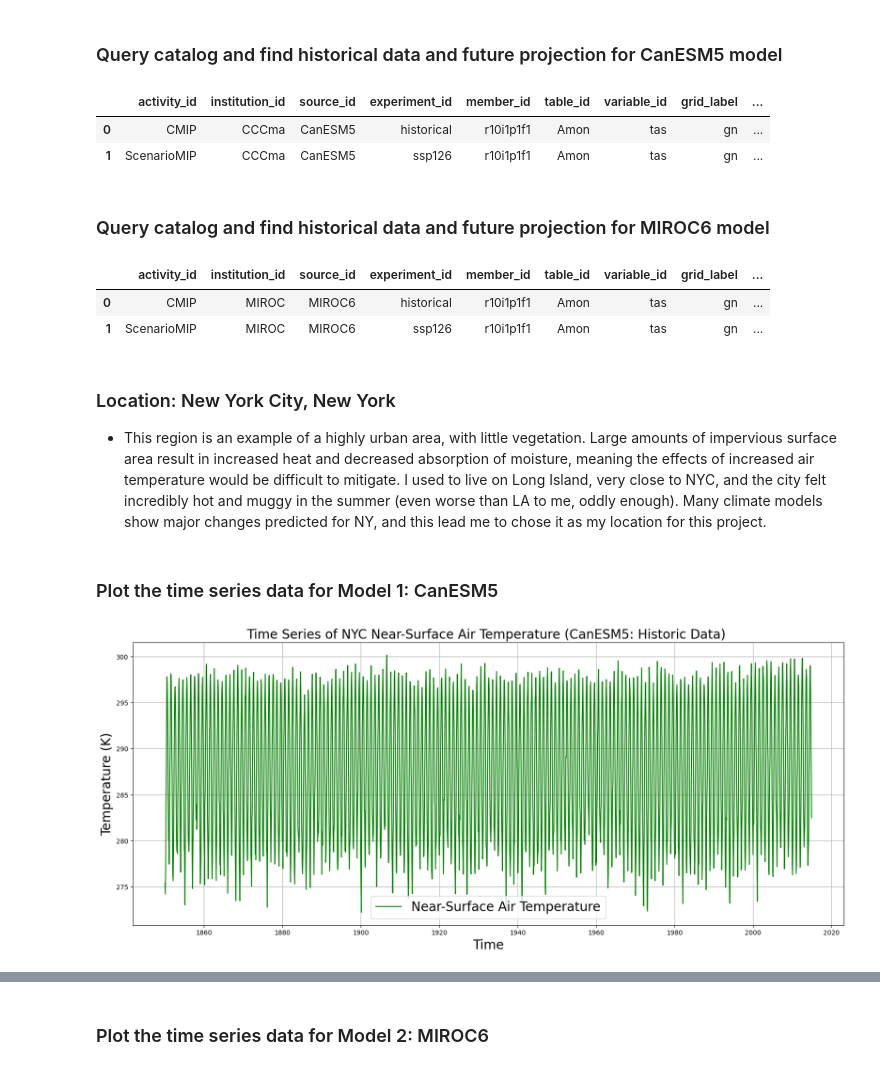
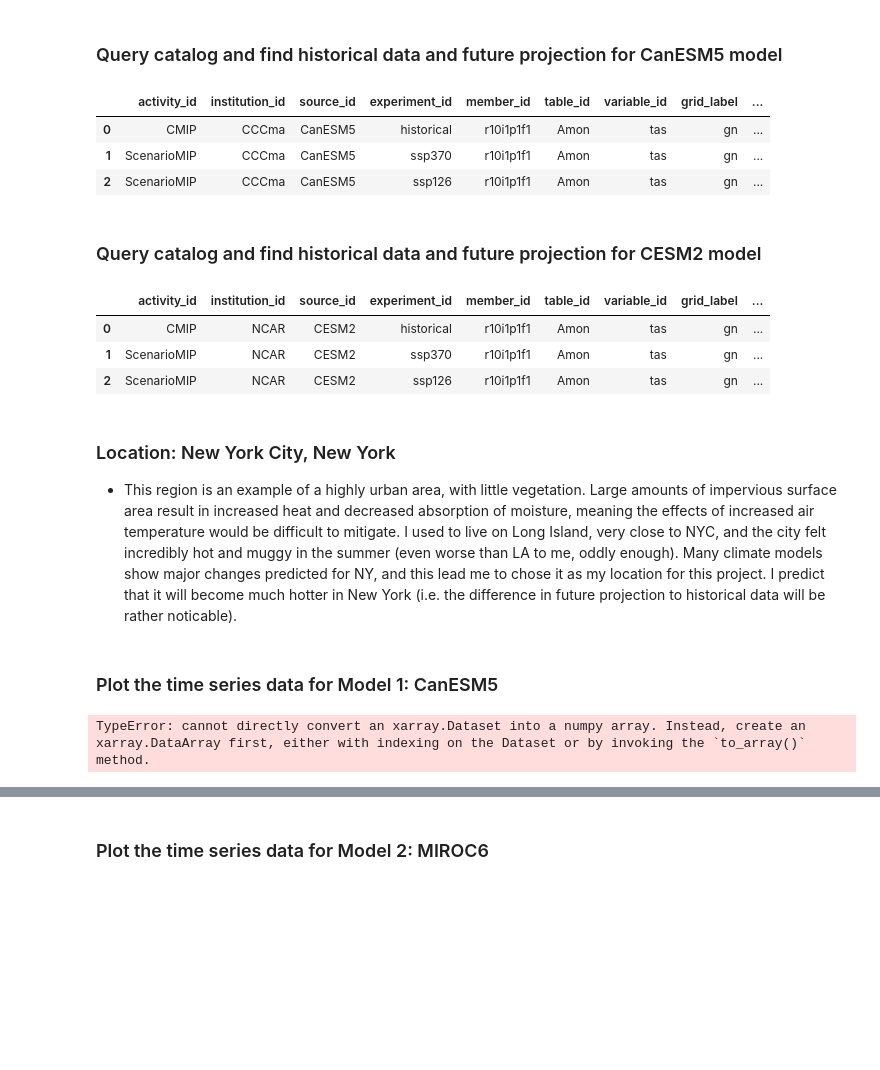
Before and after one commit to madisonenda/Time-Series-Plots, a Jupyter notebook: EDS296-HW1-Enda.ipynb, the cells around one changed output, grey strips where cells are left out. Cells and saved outputs as stored; diff of their text form; code cells hidden in the pictures; blank space fills up the shorter version.

```diff
--- a/EDS296-HW1-Enda.ipynb
+++ b/EDS296-HW1-Enda.ipynb
@@ -36,20 +37,20 @@ table_id = 'Amon'
 # variable_id: surface air temperature (tas)
 variable_id = 'tas'
 # %%
-# Second model: MIROC6
+# Second model: 'CESM2'
 
 # Open the CMIP6 data catalog, store as a variable
 catalog_2 = intake.open_esm_datastore('https://cmip6-pds.s3.amazonaws.com/pangeo-cmip6.json')
 
-# Specify search terms to query catalog for MIRCO6 data
+# Specify search terms to query catalog for 'CESM2' data
 # activity_id: CMIP = historical data, ScenarioMIP = future projections
 activity_ids_2 = ['ScenarioMIP', 'CMIP']
 
-# source_id: Model MIROC6
-source_id_2 = ['MIROC6']
+# source_id: Model 'CESM2'
+source_id_2 = ['CESM2']
 
 # experiment_id: Historical and the four main SSPs
-experiment_ids_2 = ['historical', 'ssp126']
+experiment_ids_2 = ['historical', 'ssp126','ssp370']
 
 # member_id: Ensemble member r10i1p1f1
 member_id_2 = 'r10i1p1f1'
@@ -72,10 +73,14 @@ display(res.df)
 # Read in the historical data file
 hist_data = xr.open_zarr(res.df['zstore'][0], storage_options={'anon': True})
 
+# Read in the SSP126 data file
+ssp126_data = xr.open_zarr(res.df['zstore'][1], storage_options={'anon': True})
+
 # Read in the SSP370 data file
-ssp126_data = xr.open_zarr(res.df['zstore'][1], storage_options={'anon': True})
+ssp370_data = xr.open_zarr(res.df['zstore'][2], storage_options={'anon': True})
 # %% [output]
 |  | activity_id | institution_id | source_id | experiment_id | member_id | table_id | variable_id | grid_label | ... |
 | 0 | CMIP | CCCma | CanESM5 | historical | r10i1p1f1 | Amon | tas | gn | ... |
-| 1 | ScenarioMIP | CCCma | CanESM5 | ssp126 | r10i1p1f1 | Amon | tas | gn | ... |
+| 1 | ScenarioMIP | CCCma | CanESM5 | ssp370 | r10i1p1f1 | Amon | tas | gn | ... |
+| 2 | ScenarioMIP | CCCma | CanESM5 | ssp126 | r10i1p1f1 | Amon | tas | gn | ... |
 # %%
@@ -84,20 +92,24 @@ canesm5_data = xr.concat([hist_data, ssp126_data], dim="time")
 # %% [markdown]
-### Query catalog and find historical data and future projection for MIROC6 model
+### Query catalog and find historical data and future projection for CESM2 model
 # %%
 # Search through catalog, store results in "res" variable
 res = catalog.search(activity_id=activity_ids_2, source_id=source_id_2, experiment_id=experiment_ids_2,
                      member_id=member_id_2, table_id=table_id_2, variable_id=variable_id_2)
 
 # Display data frame associated with results
 display(res.df)
 
 # Read in the historical data file
 hist_data_2 = xr.open_zarr(res.df['zstore'][0], storage_options={'anon': True})
 
 # Read in the SSP370 data file
 ssp126_data_2 = xr.open_zarr(res.df['zstore'][1], storage_options={'anon': True})
+
+# Read in the SSP370 data file
+ssp370_data_2 = xr.open_zarr(res.df['zstore'][2], storage_options={'anon': True})
 # %% [output]
 |  | activity_id | institution_id | source_id | experiment_id | member_id | table_id | variable_id | grid_label | ... |
-| 0 | CMIP | MIROC | MIROC6 | historical | r10i1p1f1 | Amon | tas | gn | ... |
-| 1 | ScenarioMIP | MIROC | MIROC6 | ssp126 | r10i1p1f1 | Amon | tas | gn | ... |
+| 0 | CMIP | NCAR | CESM2 | historical | r10i1p1f1 | Amon | tas | gn | ... |
+| 1 | ScenarioMIP | NCAR | CESM2 | ssp370 | r10i1p1f1 | Amon | tas | gn | ... |
+| 2 | ScenarioMIP | NCAR | CESM2 | ssp126 | r10i1p1f1 | Amon | tas | gn | ... |
 # %%
@@ -106,7 +121,7 @@ miroc6_data = xr.concat([hist_data_2, ssp126_data_2], dim="time")
 # %% [markdown]
 ### Location: New York City, New York
 
-- This region is an example of a highly urban area, with little vegetation. Large amounts of impervious surface area result in increased heat and decreased absorption of moisture, meaning the effects of increased air temperature would be difficult to mitigate. I used to live on Long Island, very close to NYC, and the city felt incredibly hot and muggy in the summer (even worse than LA to me, oddly enough). Many climate models show major changes predicted for NY, and this lead me to chose it as my location for this project.
+- This region is an example of a highly urban area, with little vegetation. Large amounts of impervious surface area result in increased heat and decreased absorption of moisture, meaning the effects of increased air temperature would be difficult to mitigate. I used to live on Long Island, very close to NYC, and the city felt incredibly hot and muggy in the summer (even worse than LA to me, oddly enough). Many climate models show major changes predicted for NY, and this lead me to chose it as my location for this project. I predict that it will become much hotter in New York (i.e. the difference in future projection to historical data will be rather noticable).
 # %% [markdown]
 ### Plot the time series data for Model 1: CanESM5
 # %%
@@ -128,17 +144,28 @@ tas_NYC = tas_NYC.mean(dim=["lat", "lon"])
 # Convert time to datetime64 format
 time = hist_data.time.astype('datetime64[ns]')
 # %%
-# Generate plot for Historic Data
-fig, ax = plt.subplots(figsize=(20, 8))
-ax.plot(time, tas_NYC.tas, label='Near-Surface Air Temperature', color='g')
-ax.set_title("Time Series of NYC Near-Surface Air Temperature (CanESM5: Historic Data) ", fontsize=20)
-ax.set_xlabel("Time", fontsize=20)
-ax.set_ylabel("Temperature (K)", fontsize=20)
-ax.legend(fontsize=20)
-ax.grid()
+# Calculate annual averages
+annual_mean = tas_NYC.groupby('time.year').mean()
+
+# Convert to Celsius
+annual_mean = annual_mean - 273.15
+
+# Calculate best-fit parameters for the linear polynomial fit of temperature to year
+x = np.polyfit(annual_mean.year, annual_mean, 1)
+
+# Generate a polynomial object using those best-fit parameters
+trend_line = np.poly1d(x)
+
+fig, ax = plt.subplots(figsize=(14,7))
+ax.plot(annual_mean.year, annual_mean, label= 'Annual Avg Temperature of NYC', color='green')
+ax.plot(annual_mean.year, trend_line(annual_mean.year), color='red', linestyle='--', label=f'Trend Line (Slope = {x[0]:.4f}°C/year)')
+ax.set_title('Regional Average Surface Air Temp in NYC (1910 to 2010)')
+ax.set_xlabel('Year')
+ax.set_ylabel('Temperature')
+ax.legend()
 plt.show()
 # %% [output]
-[figure, removed]
+TypeError: cannot directly convert an xarray.Dataset into a numpy array. Instead, create an xarray.DataArray first, either with indexing on the Dataset or by invoking the `to_array()` method.
 # %%
 # For ssp126 projection
 # Define logical mask: True when lat/lon inside the valid ranges, False elsewhere
```
Also changed, not shown: parts of 16 cells of this notebook.
